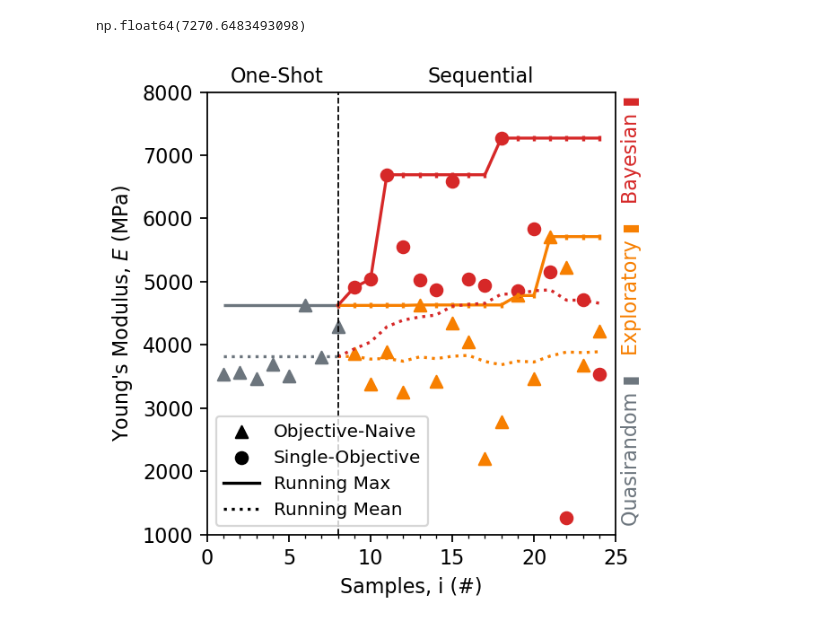
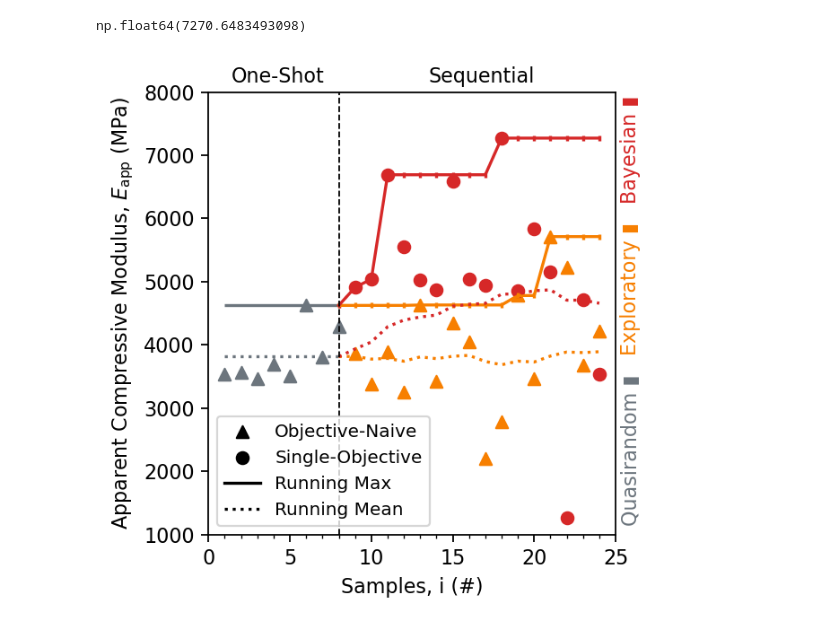
Before and after one commit to ThomasDodd97/UoC_Paper2, a Jupyter notebook: Sandbox/Matplotlib/StyreneComparison.ipynb, the cells around one changed output. Saved outputs shown, nothing was run; the diff lists cells and outputs as text; code cells hidden in the pictures.

```diff
--- a/Sandbox/Matplotlib/StyreneComparison.ipynb
+++ b/Sandbox/Matplotlib/StyreneComparison.ipynb
@@ -104,36 +104,36 @@ ax1.plot(Sequential_Mean_Indices_arr,Sequential_MIP_YM_MeanProgression_ȳ_arr,co
 ax1.plot(Sequential_Mean_Indices_arr,Sequential_qLNEI_YM_MeanProgression_ȳ_arr,color=qLNEI_YM_Color,linestyle="dotted")
 
 # Axes
-ax1.set_ylabel(r"Young's Modulus, $E$ (MPa)")
+ax1.set_ylabel(r"Apparent Compressive Modulus, $E_{\text{app}}$ (MPa)")
 ax1.set_xlabel("Samples, i (#)")
 
 # Axes' Ticks
 xlim=[0,25]
 ylim=[1500,7500]
 ax1.set_xlim(xlim[0],xlim[1])
 ax1.set_ylim(ylim[0],ylim[1])
 ax1.set_xticks(np.linspace(xlim[0],xlim[1],5+1))
 ax1.set_yticks(np.linspace(1000,8000,7+1))
 ax1.set_xticks(np.linspace(xlim[0],xlim[1],25+1),minor=True)
 
 # One-Shot vs Sequential Split
 ax1.vlines(x=8,ymin=1000,ymax=8000,color="black",linestyle="dashed",linewidth=0.8)
 ax1.text(x=1.4,y=8150,s="One-Shot")
 ax1.text(x=13.5,y=8150,s="Sequential")
 
 # Marking Up
 ax1.scatter(100000,100000,marker="^",color="black",label="Objective-Naive")
 ax1.scatter(100000,100000,marker="o",color="black",label="Single-Objective")
 ax1.plot([100000001,100000002],[100000001,100000002],color="black",label="Running Max")
 ax1.plot([100000001,100000002],[100000001,100000002],linestyle="dotted",color="black",label="Running Mean")
 ax1.text(x=25.3,y=1200,s="Quasirandom ▮",color=Prior_Color,rotation="vertical")
 ax1.text(x=25.3,y=3900,s="Exploratory ▮",color=MIP_Color,rotation="vertical")
 ax1.text(x=25.3,y=6300,s="Bayesian ▮",color=qLNEI_YM_Color,rotation="vertical")
 
 plt.legend(fontsize=9,loc="lower left")
 
 fig.tight_layout()
-# plt.savefig("SOBO-YM-Progression-STY")
+plt.savefig(fname='SOBO-YM-Progression-STY.png',bbox_inches="tight",dpi=1000)
 plt.savefig(fname='SOBO-YM-Progression-STY.pdf',bbox_inches="tight",dpi=1000,format='pdf')
 # %% [output]
-[figure, old version]
+[figure, new version]
```
Also changed, not shown: 39 other files.
